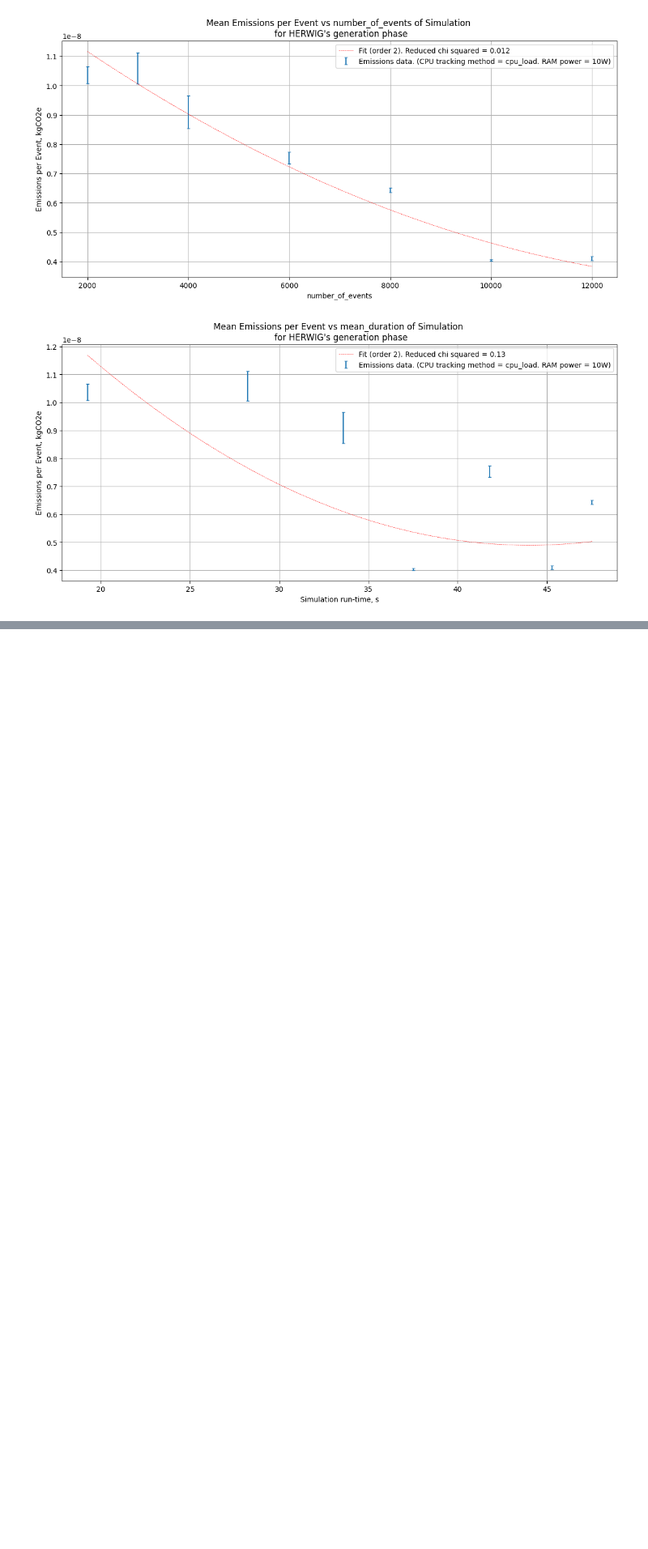
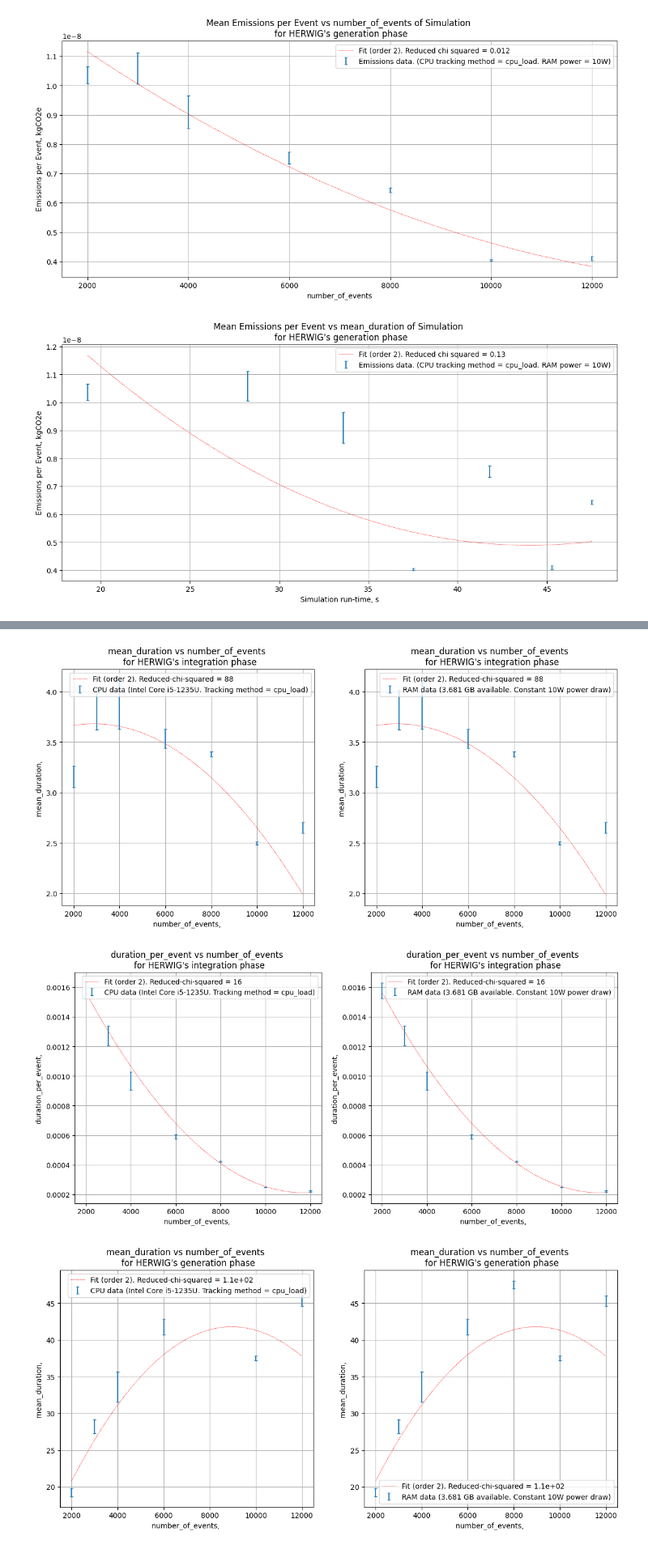
Before and after one commit to rosieschiffmann/herwig-emission-tracking, a Jupyter notebook: Plotting_herwig_cc.ipynb, the cells around one changed output, grey strips where cells are left out. Shown at 81% size. Drawn from its saved outputs; the diff is of its cells as text; code cells hidden in the pictures; blank space fills up the shorter version.

```diff
--- a/Plotting_herwig_cc.ipynb
+++ b/Plotting_herwig_cc.ipynb
@@ -71,6 +71,8 @@ def generate_master_csv(files, type):
 			'emissions_err' : emissions_err,
 			'mean_duration': mean_duration,
 			'duration_err' : duration_err,
+			'duration_per_event' : mean_duration / events,
+			'duration_per_event_err' : duration_err / events,
 			'mean_cpu_power': mean_cpu_power,
 			'cpu_power_err' : cpu_power_err,
 			'mean_ram_power' : mean_ram_power,
@@ -84,7 +86,12 @@ def generate_master_csv(files, type):
 			'ram_energy_per_event' : mean_ram_energy / events,
 			'ram_energy_per_event_err' : ram_energy_err / events,
 			'duration_per_event' : mean_duration / events,
-			'duration_per_event_err': duration_err / events
+			'duration_per_event_err': duration_err / events,
+			'cpu_energy_over_power' : mean_cpu_energy / mean_cpu_power,
+			'ram_energy_over_power' : mean_ram_energy / mean_ram_power,
+			#units: energy (kWh), power (W)
+			'cpu_energy_over_power_err' : (mean_cpu_energy / mean_cpu_power) * np.sqrt((cpu_energy_err/mean_cpu_energy)**2 + (cpu_power_err/mean_cpu_power)**2),
+			'ram_energy_over_power_err' : (mean_ram_energy / mean_ram_power) * np.sqrt((ram_energy_err/mean_ram_energy)**2 + (ram_power_err/mean_ram_power)**2)
 		})
 
 	#convert into dataframe and create master csv file.
@@ -138,7 +145,7 @@ def CPU_and_RAM_plotting(process, df, x_variable, CPU_y_variable, CPU_y_err, RAM
     fig, ax =  plt.subplots(1,2)
 
     #define units of selected variables, with default as no units
-    units = ['J', 'gCO2e', 's', 'W', '']
+    units = ['kWh', 'gCO2e', 's', 'W', '']
     if x_variable=='mean_duration': x_unit=2
     elif x_variable=='number_of_neutrons': x_unit=4
     else: x_unit=4
@@ -373,0 +387,21 @@ emissions_plotter('generation', gen_summary_df, "mean_duration", 'emissions_per_
+# %%
+CPU_and_RAM_plotting('integration', int_summary_df, 'number_of_events',
+                     'mean_duration', 'duration_err',
+                     'mean_duration', 'duration_err',
+                     True, 2 )
+CPU_and_RAM_plotting('integration', int_summary_df, 'number_of_events',
+                     'duration_per_event', 'duration_per_event_err',
+                     'duration_per_event', 'duration_per_event_err',
+                     True, 2 )
+CPU_and_RAM_plotting('generation', gen_summary_df, 'number_of_events',
+                     'mean_duration', 'duration_err',
+                     'mean_duration', 'duration_err',
+                     True, 2 )
+CPU_and_RAM_plotting('generation', gen_summary_df, 'number_of_events',
+                     'duration_per_event', 'duration_per_event_err',
+                     'duration_per_event', 'duration_per_event_err',
+                     True, 2 )
+# %% [output]
+[figure, added]
+[figure, added]
+[figure, added]
```
Also changed, not shown: parts of 7 cells of this notebook.
